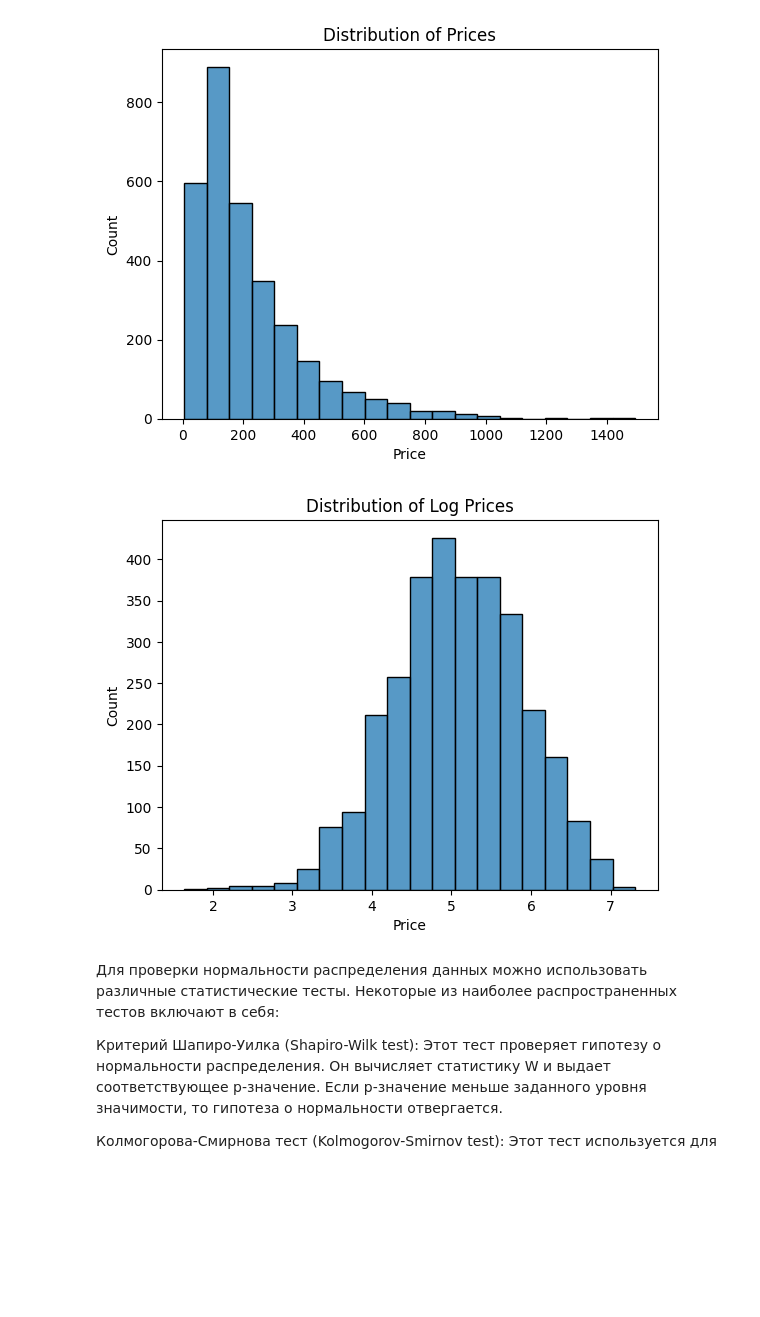
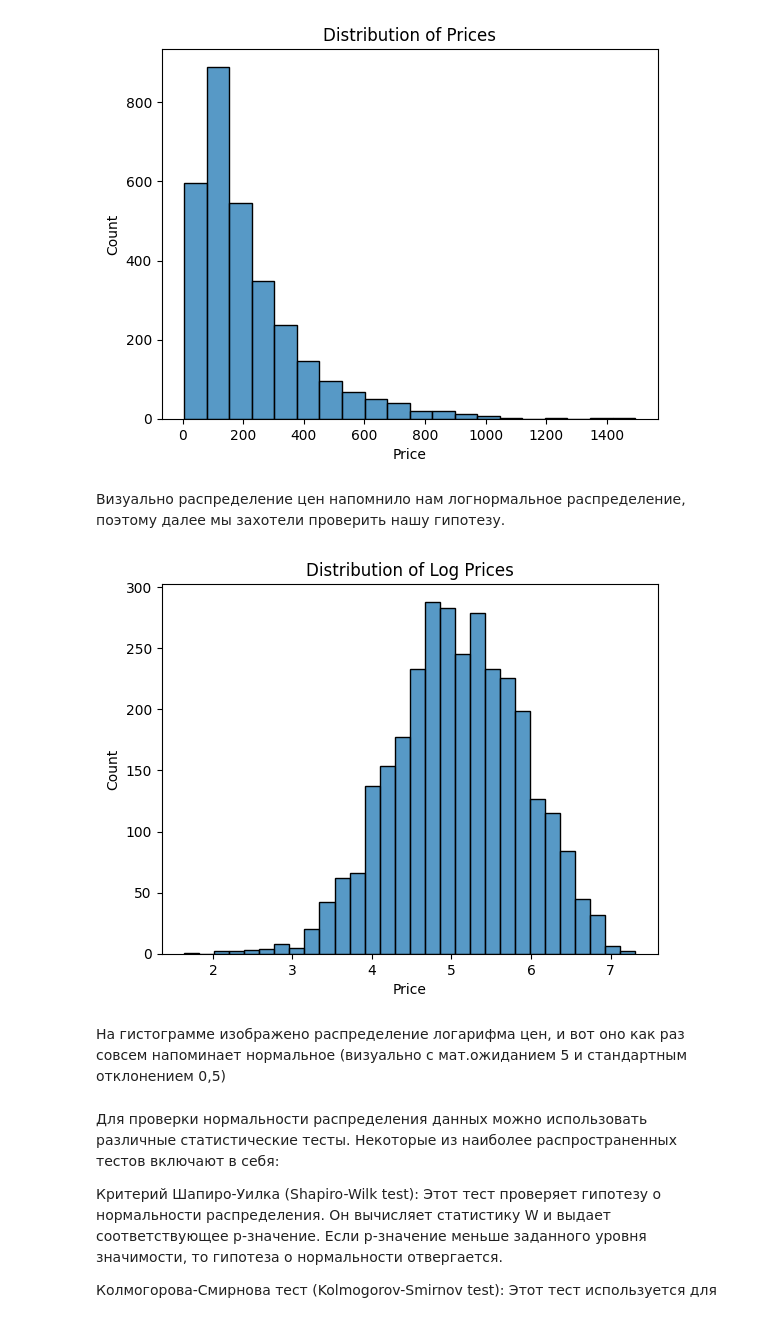
Before and after one commit to AleksKids/hedonistic-demand-from-ebay, a Jupyter notebook: MathStat/Global Hypothesis.ipynb, the cells around one changed output. Saved outputs shown, nothing was run; the diff lists cells and outputs as text; code cells hidden in the pictures; blank space fills up the shorter version.

```diff
--- a/MathStat/Global Hypothesis.ipynb
+++ b/MathStat/Global Hypothesis.ipynb
@@ -33,15 +42,19 @@ plt.ylabel('Count')
 plt.show()
 # %% [output]
 [figure]
+# %% [markdown]
+Визуально распределение цен напомнило нам логнормальное распределение, поэтому далее мы захотели проверить нашу гипотезу.
 # %%
 # Гистограмма распределения логарифма цен
-sns.histplot(np.log(data[data.Is_Target==0]['Price']), bins=20)
+sns.histplot(np.log(data[data.Is_Target==0]['Price']), bins=30)
 plt.title('Distribution of Log Prices')
 plt.xlabel('Price')
 plt.ylabel('Count')
 plt.show()
 # %% [output]
-[figure, old version]
+[figure, new version]
+# %% [markdown]
+На гистограмме изображено распределение логарифма цен, и вот оно как раз совсем напоминает нормальное (визуально с мат.ожиданием 5 и стандартным отклонением 0,5)
 # %% [markdown]
 Для проверки нормальности распределения данных можно использовать различные статистические тесты. Некоторые из наиболее распространенных тестов включают в себя:
 
```
Also changed, not shown: parts of 4 cells of this notebook, 2 other files.
